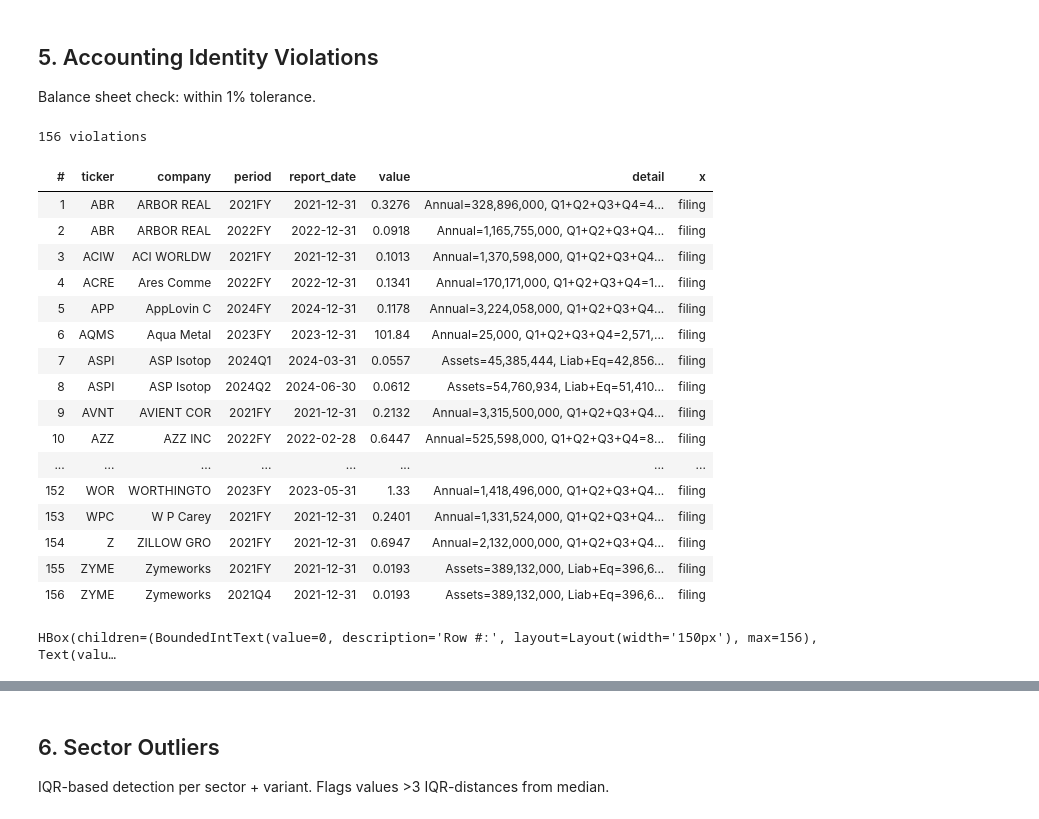
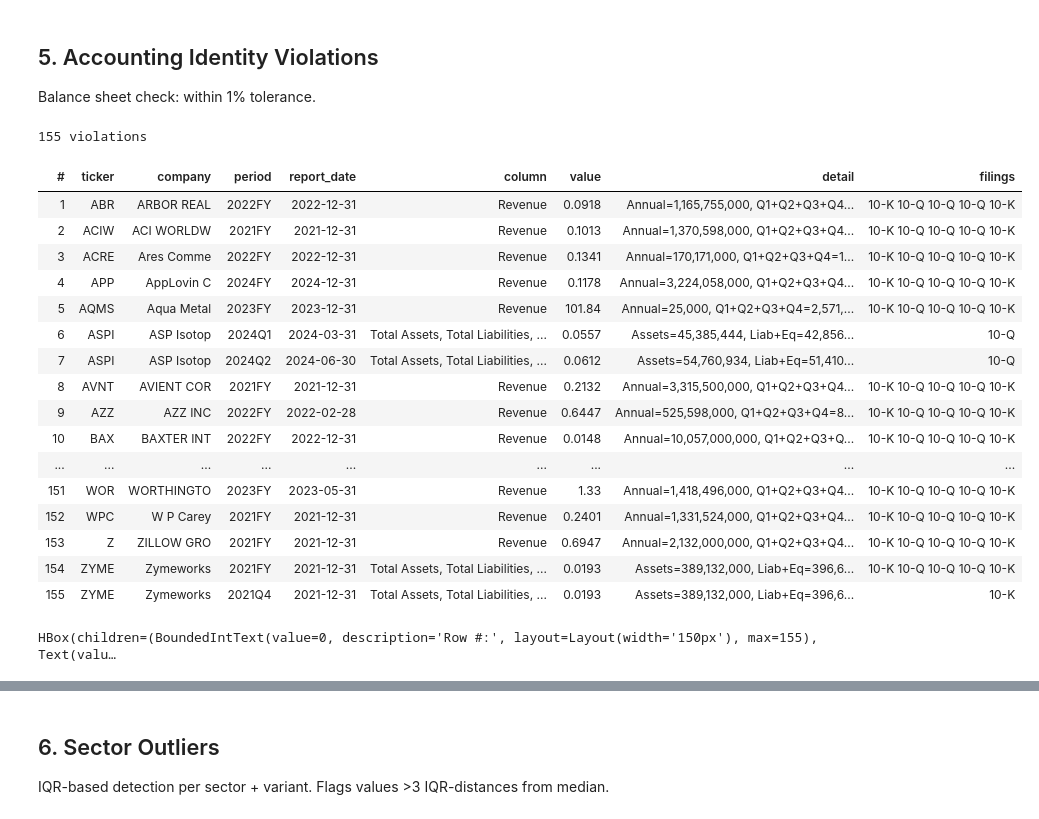
Before and after one commit to marcdumon/investment_research_platform, a Jupyter notebook: notebooks/fundamental_anomalies.ipynb, the cells around one changed output, grey strips where cells are left out. Saved outputs shown, nothing was run; the diff lists cells and outputs as text; code cells hidden in the pictures.

Commit message:
fix: accounting identity KeyError column, add filings + 1000s separator in outlier/jump tables, clickable urls in sec filings lookup

```diff
--- a/notebooks/fundamental_anomalies.ipynb
+++ b/notebooks/fundamental_anomalies.ipynb
@@ -1,5 +1,6 @@
 # %%
 import pathlib
+import re
 import sys
 
 import duckdb
@@ -40,6 +41,27 @@ def _fmt_value(v):
     if abs(v) >= 1:    return f'{v:,.2f}'
     return f'{v:.4f}'
 
+def _fmt_detail(s):
+    if pd.isna(s): return s
+    return re.sub(r'\b(\d{4,})\b', lambda m: f'{int(m.group()):,}', str(s))
+
+def _add_filings(df: pd.DataFrame) -> pd.DataFrame:
+    """Add 'filings' column with HTML links from sec_filings table."""
+    sec_df = data.get('sec_filings')
+    df = df.copy()
+    if sec_df is None or sec_df.empty:
+        df['filings'] = ''
+        return df
+    sf = sec_df.drop_duplicates(subset=['ticker', 'period']).set_index(['ticker', 'period'])
+    sf_url  = sf['url']  if 'url'  in sf.columns else pd.Series(dtype=object)
+    sf_form = sf['form'] if 'form' in sf.columns else pd.Series(dtype=object)
+    def _flink(ticker, period):
+        u = sf_url.get((ticker, period))
+        f = sf_form.get((ticker, period))
+        return f'<a href="{u}" target="_blank">{f}</a>' if u and f else ''
+    df['filings'] = [_flink(t, p) for t, p in zip(df['ticker'], df['period'])]
+    return df
+
 def _prep_df(df: pd.DataFrame) -> pd.DataFrame:
     df = df.copy()
     if 'rule' in df.columns:
@@ -57,7 +79,7 @@ def _prep_df(df: pd.DataFrame) -> pd.DataFrame:
             if not (pd.notna(u) and u and pd.notna(form) and form):
                 return ''
             return f'<a href="{u}" target="_blank">{form}</a>'
-        df['x'] = df.apply(_link, axis=1)
+        df['filings'] = df.apply(_link, axis=1)
         drop = ['edgar_url'] + (['edgar_form'] if has_form else [])
         df = df.drop(columns=drop)
     if 'value' in df.columns:
@@ -253,6 +273,7 @@ acct = (
             'company_name',
             'period',
             'report_date',
+            'column',
             'value',
             'rule',
             'detail',
@@ -268,52 +289,52 @@ if 'sec_filings' in data and not acct.empty:
     _sf = data['sec_filings'].drop_duplicates(subset=['ticker','period']).set_index(['ticker','period'])
     _sf_url  = _sf['url']  if 'url'  in _sf.columns else pd.Series(dtype=object)
     _sf_form = _sf['form'] if 'form' in _sf.columns else pd.Series(dtype=object)
     def _flink(ticker, period):
         u = _sf_url.get((ticker, period))
         f = _sf_form.get((ticker, period))
         return f'<a href="{u}" target="_blank">{f}</a>' if u and f else ''
     def _all_links(ticker, period):
         parts = [_flink(ticker, period)]
         if str(period).endswith('FY'):
             year = str(period)[:4]
             parts += [_flink(ticker, f'{year}{q}') for q in ('Q1','Q2','Q3','Q4')]
         return ' '.join(p for p in parts if p)
     acct['filings'] = acct.apply(lambda r: _all_links(r['ticker'], r['period']), axis=1)
 else:
     acct['filings'] = ''
 
 _acct_show = _prep_df(acct.copy())
 _acct_show.insert(0, '#', range(1, len(_acct_show) + 1))
 display(_html(_acct_show))
 
 _acct_row, _acct_note, _acct_wl_btn, _acct_chk_btn, _acct_bl_btn, _acct_msg = (
     _exc_widgets(lambda i: acct.iloc[i - 1] if 0 < i <= len(acct) else None)
 )
 _acct_row.max = max(len(acct), 1)
 display(
     w.HBox([_acct_row, _acct_note, _acct_wl_btn, _acct_chk_btn, _acct_bl_btn]),
     _acct_msg,
 )
 # %% [output]
-156 violations
+155 violations
-| # | ticker | company | period | report_date | value | detail | x |
-| 1 | ABR | ARBOR REAL | 2021FY | 2021-12-31 | 0.3276 | Annual=328,896,000, Q1+Q2+Q3+Q4=4... | filing |
-| 2 | ABR | ARBOR REAL | 2022FY | 2022-12-31 | 0.0918 | Annual=1,165,755,000, Q1+Q2+Q3+Q4... | filing |
-| 3 | ACIW | ACI WORLDW | 2021FY | 2021-12-31 | 0.1013 | Annual=1,370,598,000, Q1+Q2+Q3+Q4... | filing |
-| 4 | ACRE | Ares Comme | 2022FY | 2022-12-31 | 0.1341 | Annual=170,171,000, Q1+Q2+Q3+Q4=1... | filing |
-| 5 | APP | AppLovin C | 2024FY | 2024-12-31 | 0.1178 | Annual=3,224,058,000, Q1+Q2+Q3+Q4... | filing |
-| 6 | AQMS | Aqua Metal | 2023FY | 2023-12-31 | 101.84 | Annual=25,000, Q1+Q2+Q3+Q4=2,571,... | filing |
-| 7 | ASPI | ASP Isotop | 2024Q1 | 2024-03-31 | 0.0557 | Assets=45,385,444, Liab+Eq=42,856... | filing |
-| 8 | ASPI | ASP Isotop | 2024Q2 | 2024-06-30 | 0.0612 | Assets=54,760,934, Liab+Eq=51,410... | filing |
-| 9 | AVNT | AVIENT COR | 2021FY | 2021-12-31 | 0.2132 | Annual=3,315,500,000, Q1+Q2+Q3+Q4... | filing |
-| 10 | AZZ | AZZ INC | 2022FY | 2022-02-28 | 0.6447 | Annual=525,598,000, Q1+Q2+Q3+Q4=8... | filing |
-| ... | ... | ... | ... | ... | ... | ... | ... |
-| 152 | WOR | WORTHINGTO | 2023FY | 2023-05-31 | 1.33 | Annual=1,418,496,000, Q1+Q2+Q3+Q4... | filing |
-| 153 | WPC | W P Carey | 2021FY | 2021-12-31 | 0.2401 | Annual=1,331,524,000, Q1+Q2+Q3+Q4... | filing |
-| 154 | Z | ZILLOW GRO | 2021FY | 2021-12-31 | 0.6947 | Annual=2,132,000,000, Q1+Q2+Q3+Q4... | filing |
-| 155 | ZYME | Zymeworks | 2021FY | 2021-12-31 | 0.0193 | Assets=389,132,000, Liab+Eq=396,6... | filing |
-| 156 | ZYME | Zymeworks | 2021Q4 | 2021-12-31 | 0.0193 | Assets=389,132,000, Liab+Eq=396,6... | filing |
+| # | ticker | company | period | report_date | column | value | detail | filings |
+| 1 | ABR | ARBOR REAL | 2022FY | 2022-12-31 | Revenue | 0.0918 | Annual=1,165,755,000, Q1+Q2+Q3+Q4... | 10-K 10-Q 10-Q 10-Q 10-K |
+| 2 | ACIW | ACI WORLDW | 2021FY | 2021-12-31 | Revenue | 0.1013 | Annual=1,370,598,000, Q1+Q2+Q3+Q4... | 10-K 10-Q 10-Q 10-Q 10-K |
+| 3 | ACRE | Ares Comme | 2022FY | 2022-12-31 | Revenue | 0.1341 | Annual=170,171,000, Q1+Q2+Q3+Q4=1... | 10-K 10-Q 10-Q 10-Q 10-K |
+| 4 | APP | AppLovin C | 2024FY | 2024-12-31 | Revenue | 0.1178 | Annual=3,224,058,000, Q1+Q2+Q3+Q4... | 10-K 10-Q 10-Q 10-Q 10-K |
+| 5 | AQMS | Aqua Metal | 2023FY | 2023-12-31 | Revenue | 101.84 | Annual=25,000, Q1+Q2+Q3+Q4=2,571,... | 10-K 10-Q 10-Q 10-Q 10-K |
+| 6 | ASPI | ASP Isotop | 2024Q1 | 2024-03-31 | Total Assets, Total Liabilities, ... | 0.0557 | Assets=45,385,444, Liab+Eq=42,856... | 10-Q |
+| 7 | ASPI | ASP Isotop | 2024Q2 | 2024-06-30 | Total Assets, Total Liabilities, ... | 0.0612 | Assets=54,760,934, Liab+Eq=51,410... | 10-Q |
+| 8 | AVNT | AVIENT COR | 2021FY | 2021-12-31 | Revenue | 0.2132 | Annual=3,315,500,000, Q1+Q2+Q3+Q4... | 10-K 10-Q 10-Q 10-Q 10-K |
+| 9 | AZZ | AZZ INC | 2022FY | 2022-02-28 | Revenue | 0.6447 | Annual=525,598,000, Q1+Q2+Q3+Q4=8... | 10-K 10-Q 10-Q 10-Q 10-K |
+| 10 | BAX | BAXTER INT | 2022FY | 2022-12-31 | Revenue | 0.0148 | Annual=10,057,000,000, Q1+Q2+Q3+Q... | 10-K 10-Q 10-Q 10-Q 10-K |
+| ... | ... | ... | ... | ... | ... | ... | ... | ... |
+| 151 | WOR | WORTHINGTO | 2023FY | 2023-05-31 | Revenue | 1.33 | Annual=1,418,496,000, Q1+Q2+Q3+Q4... | 10-K 10-Q 10-Q 10-Q 10-K |
+| 152 | WPC | W P Carey | 2021FY | 2021-12-31 | Revenue | 0.2401 | Annual=1,331,524,000, Q1+Q2+Q3+Q4... | 10-K 10-Q 10-Q 10-Q 10-K |
+| 153 | Z | ZILLOW GRO | 2021FY | 2021-12-31 | Revenue | 0.6947 | Annual=2,132,000,000, Q1+Q2+Q3+Q4... | 10-K 10-Q 10-Q 10-Q 10-K |
+| 154 | ZYME | Zymeworks | 2021FY | 2021-12-31 | Total Assets, Total Liabilities, ... | 0.0193 | Assets=389,132,000, Liab+Eq=396,6... | 10-K 10-Q 10-Q 10-Q 10-K |
+| 155 | ZYME | Zymeworks | 2021Q4 | 2021-12-31 | Total Assets, Total Liabilities, ... | 0.0193 | Assets=389,132,000, Liab+Eq=396,6... | 10-K |
-HBox(children=(BoundedIntText(value=0, description='Row #:', layout=Layout(width='150px'), max=156), Text(valu…
+HBox(children=(BoundedIntText(value=0, description='Row #:', layout=Layout(width='150px'), max=155), Text(valu…
 [interactive output not drawn]
 # %% [markdown]
 ## 6. Sector Outliers
```
Also changed, not shown: parts of 8 cells of this notebook.
